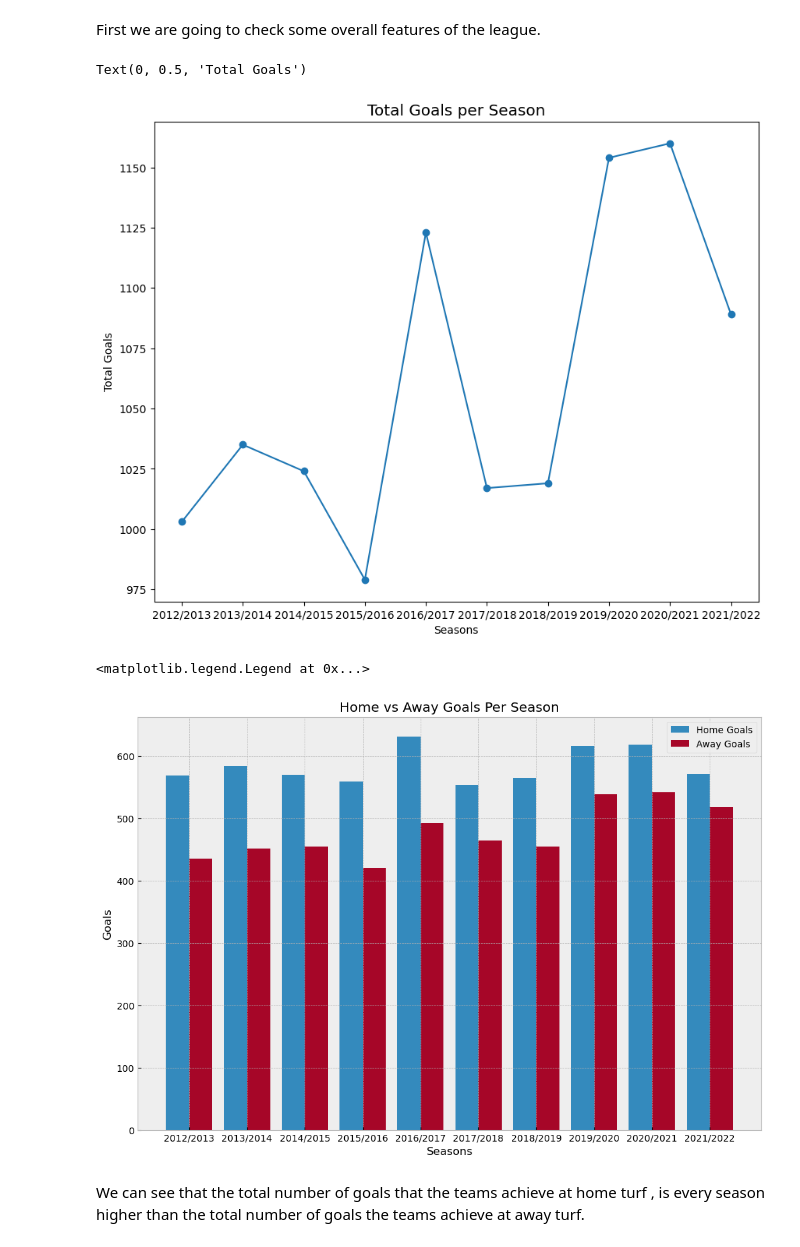
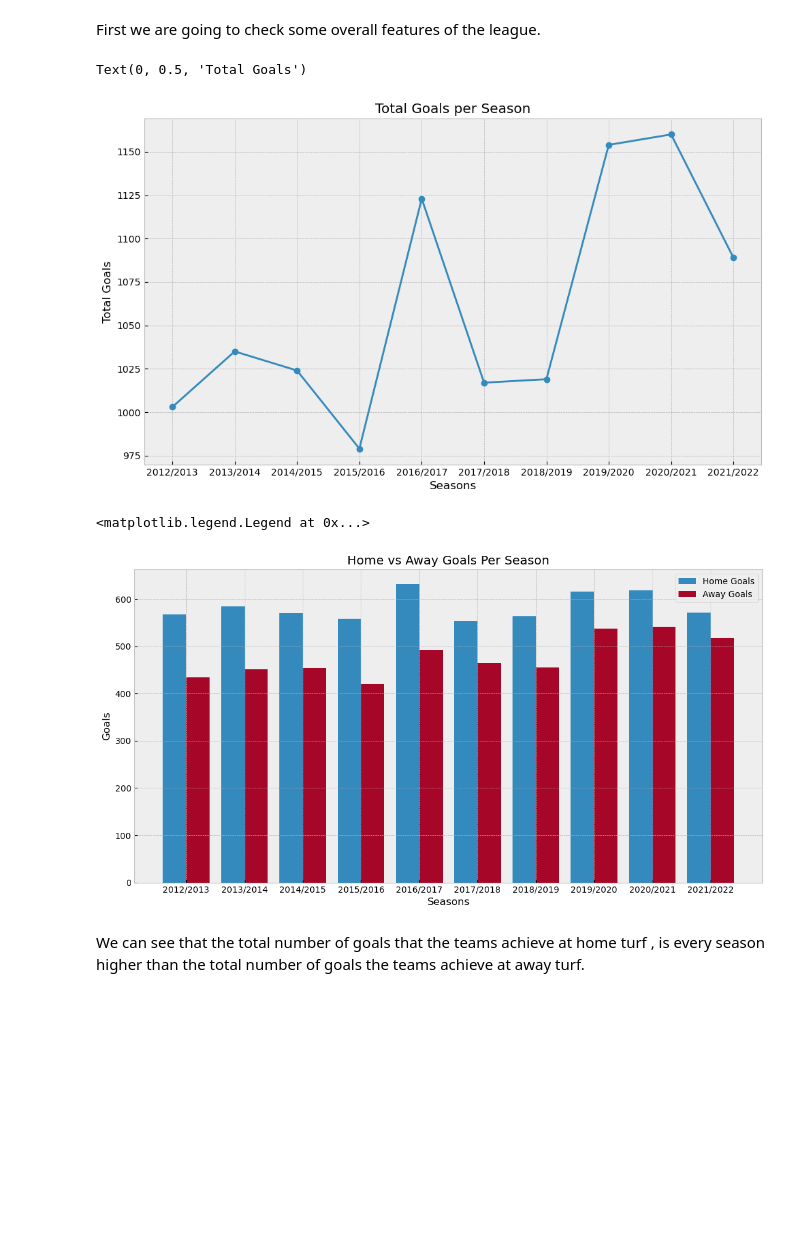
Before and after one commit to georgeanastasiadis/football-match-result-prediction-using-ml-techniques, a Jupyter notebook: EDA/serieA-eda.ipynb, the cells around one changed output. Saved outputs shown, nothing was run; the diff lists cells and outputs as text; code cells hidden in the pictures; blank space fills up the shorter version.

```diff
--- a/EDA/serieA-eda.ipynb
+++ b/EDA/serieA-eda.ipynb
@@ -30,19 +30,19 @@ df.describe().transpose()
 # %% [markdown]
 First we are going to check some overall features of the league.
 # %%
-plt.figure(figsize=(10,8))
+plt.figure(figsize=(10,6))
 
 plt.plot(df['season'].unique(), df.groupby('season')['FTHG'].sum()+df.groupby('season')['FTAG'].sum(), marker = 'o')
 
 plt.style.use('bmh')
 plt.title('Total Goals per Season')
 plt.xlabel('Seasons')
 plt.ylabel('Total Goals')
 # %% [output]
 Text(0, 0.5, 'Total Goals')
-[figure, old version]
+[figure, new version]
 # %%
-plt.figure(figsize=(12,8))
+plt.figure(figsize=(11,6))
 
 X_label = df['season'].unique()
 X_axis = np.arange(len(df['season'].unique()))
@@ -59,7 +59,7 @@ plt.ylabel('Goals')
 plt.legend()
 # %% [output]
 <matplotlib.legend.Legend at 0x...>
-[figure, old version]
+[figure, new version]
 # %% [markdown]
 We can see that the total number of goals that the teams achieve at home turf , is every season higher than the
 total number of goals the teams achieve at away turf.
```
Also changed, not shown: parts of 26 cells of this notebook.
